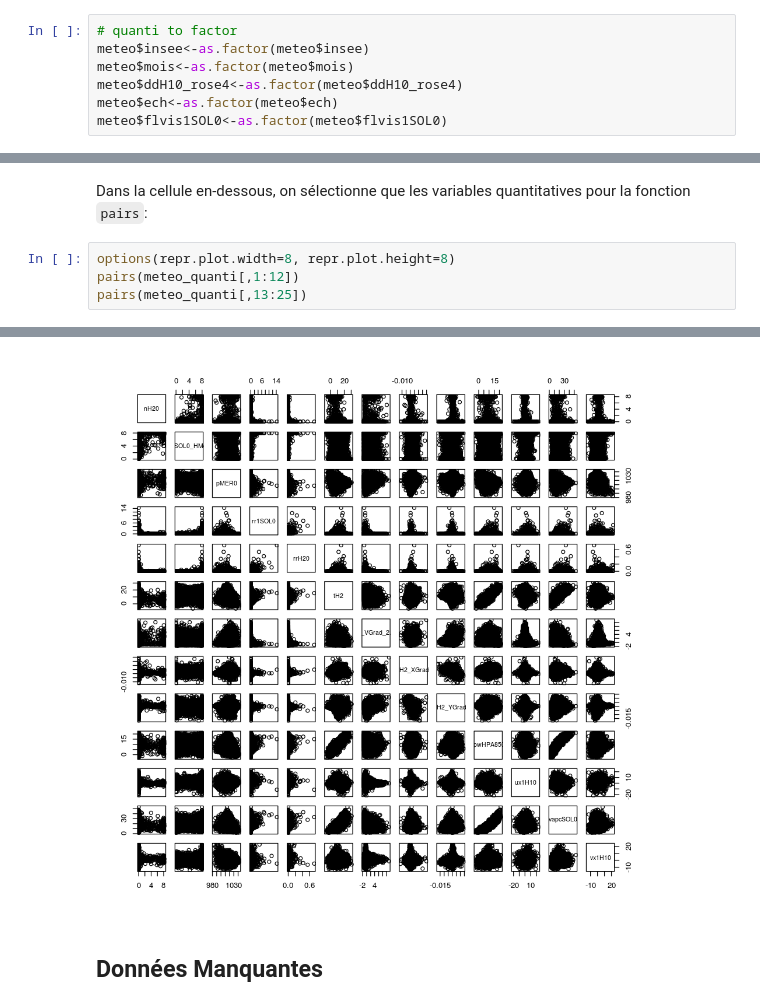
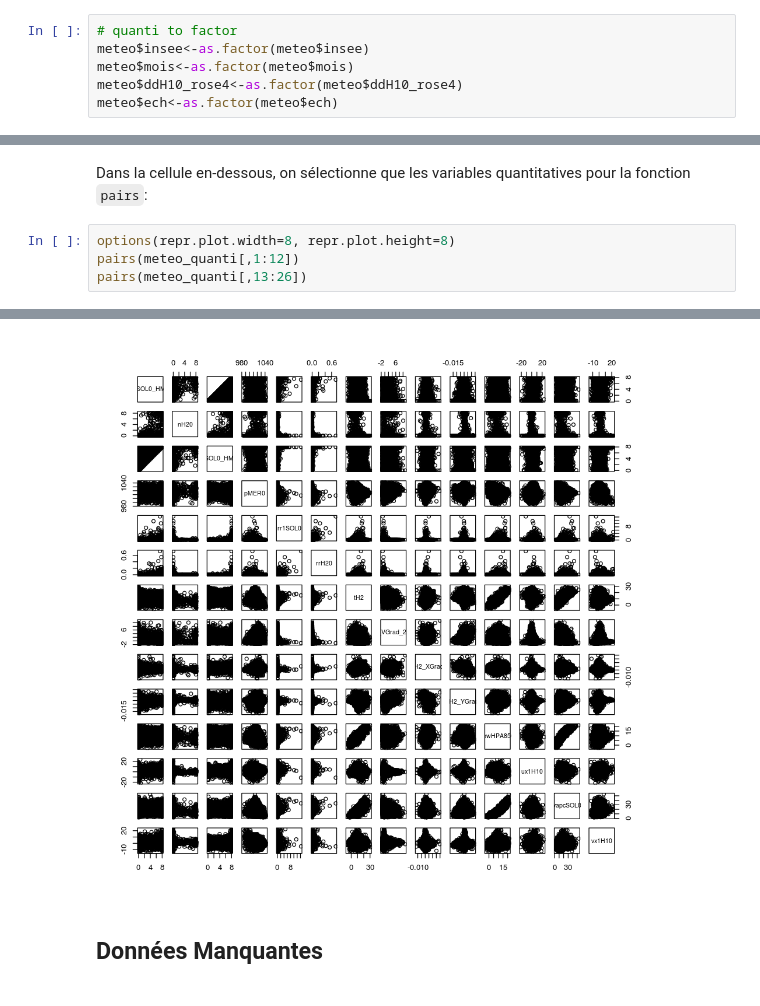
Before and after one commit to CangelosiQ/Defi, a Jupyter notebook: Data_Analysis_R.ipynb, the cells around one changed output, grey strips where cells are left out. Cells and saved outputs as stored; diff of their text form.

```diff
--- a/Data_Analysis_R.ipynb
+++ b/Data_Analysis_R.ipynb
@@ -99,4 +103,3 @@ meteo$insee<-as.factor(meteo$insee)
 meteo$mois<-as.factor(meteo$mois)
 meteo$ddH10_rose4<-as.factor(meteo$ddH10_rose4)
 meteo$ech<-as.factor(meteo$ech)
-meteo$flvis1SOL0<-as.factor(meteo$flvis1SOL0)
@@ -198,5 +199,5 @@ Dans la cellule en-dessous, on sélectionne que les variables quantitatives pour
 # %%
 options(repr.plot.width=8, repr.plot.height=8)
 pairs(meteo_quanti[,1:12])
-pairs(meteo_quanti[,13:25])
+pairs(meteo_quanti[,13:26])
 # %% [output]
@@ -204,4 +205,4 @@ pairs(meteo_quanti[,13:25])
-[figure, old version]
+[figure, new version]
 # %% [markdown]
 ## Données Manquantes
 # %%
```
Also changed, not shown: parts of 7 cells of this notebook.
